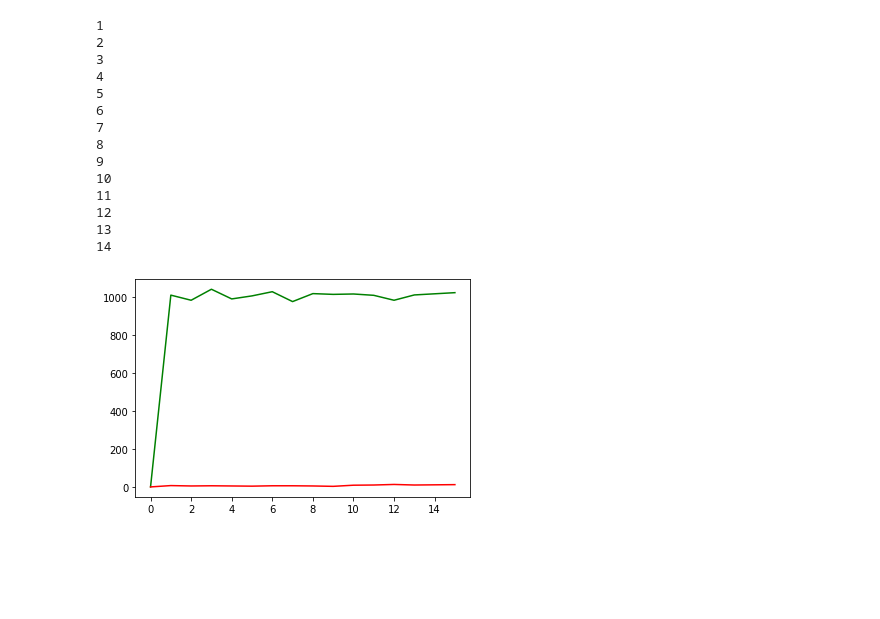
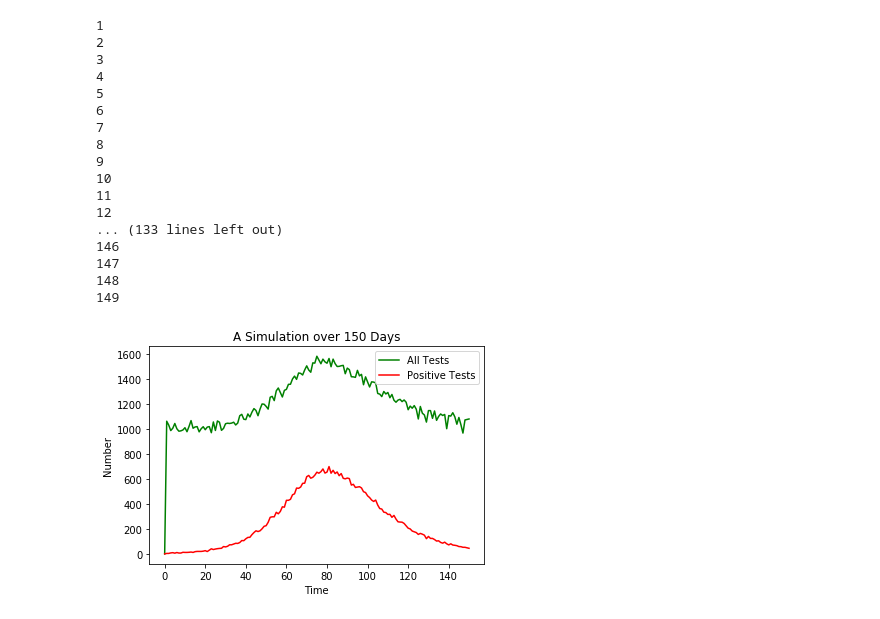
Before and after one commit to CarloGraziani/COVID_Surveillance, a Jupyter notebook: jupyter/simulation.ipynb, the cells around one changed output. Drawn from its saved outputs; the diff is of its cells as text; code cells hidden in the pictures; blank space fills up the shorter version.

```diff
--- a/jupyter/simulation.ipynb
+++ b/jupyter/simulation.ipynb
@@ -17,7 +17,7 @@ n_new_infections = [] ; n_true_negatives = [0]; n_false_positives = [0];
 # Set population size and duration of the epidemic
 pop_size = 10000
 pop_id = [id for id in range(pop_size)]
-duration = 15
+duration = 150
 
 # Set parameters for epidemic model
 R0 = 1.8
@@ -29,15 +29,21 @@ par=tf.constant(np.array([[R0, mu, nu]], dtype = np.float32))
 mu_b, sigma_b = 5, 1
 
 # Find viral load threshold: 1E-05 of the maximum load
-# Example 1: Threshold for COVID-19 RT-PCR test is 6.25 cp/μL. Maximum load about 6.25E5
+# Example 1: Threshold for COVID-19 RT-PCR test is 6.25 cp/μL. Maximum load about 625500
 # Example 2: HIV load ranges about (1E4, 1E6). Threshold is 20 for RT-PCR
-v_threshold = 170306.4 * 1E-02
+# v_threshold = 170306.4 * 1E-02
+
+# New viral threshold: approx. typical viral load after 5 days of infection
+
+v_threshold = 170306.4 * 1E-05
+# 10000
 
 # Set probability of exhibiting symptom (studies show about 0.55)
 prob_s_i = 0.55
 # Probability of symptoms and no infection
 # Every year 9% of world population is infected by seasonal flu
 prob_s_ibar = 0.1
+# 10% of all uninfected individuals are symptomatic
 # False postive probability
 prob_fp = 0
 
@@ -199,7 +205,7 @@ while time < duration-1:
         dp = tfp.math.ode.DormandPrince()
         results = dp.solve(mod.RHS, init_time, init_state, solution_times=soln_times)
         v = results.states[:,0,0]
-        v_tau = v[...,tau].numpy()
+        v_tau = v[...,-1].numpy()
         if v_tau > v_threshold:
             pos1.append(1)
         else:
@@ -214,34 +220,42 @@ while time < duration-1:
     pos = pos1 + pos2
     n_positives.append(sum(pos))
 
     # Update historical set of all positive individuals
     positives = positives + pos
 
     print(time)
 
 import matplotlib.pyplot as plt
 plt.plot(t, n_tests,"g-", t, n_positives, "r-")
+plt.legend(['All Tests','Positive Tests'],loc = 'upper right')
+plt.xlabel('Time')
+plt.ylabel('Number')
+plt.title("A Simulation over 150 Days")
+plt.savefig('simulation_ignite.png', dpi=300, bbox_inches='tight')
 
 simulation_results = np.column_stack((n_tests, n_positives, n_new_infections, n_true_negatives, n_false_positives))
 headings = ['Tests', 'Positives', 'New Infections', 'True Negatives', 'False Positives']
 simulation_results = np.vstack([headings, simulation_results])
 
-with open("simulation_output.txt", "w") as txt_file:
+with open("simulation_July17.txt", "w") as txt_file:
     for line in simulation_results:
         txt_file.write(" ".join(line) + "\n")
 # %% [output]
 1
 2
 3
 4
 5
 6
 7
 8
 9
 10
 11
 12
-13
-14
+... (133 lines left out)
+146
+147
+148
+149
-[figure, old version]
+[figure, new version]
```
